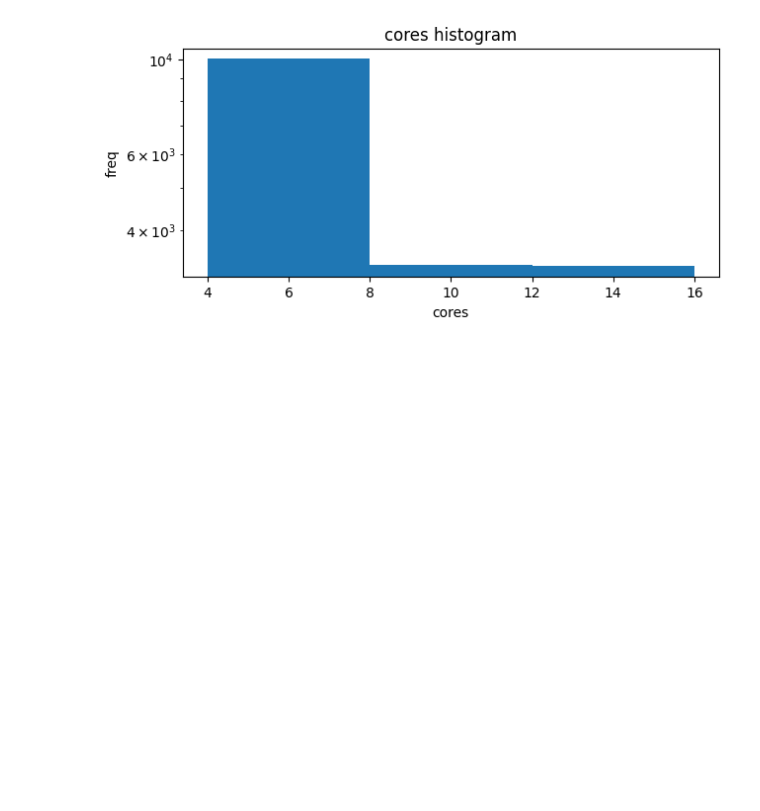
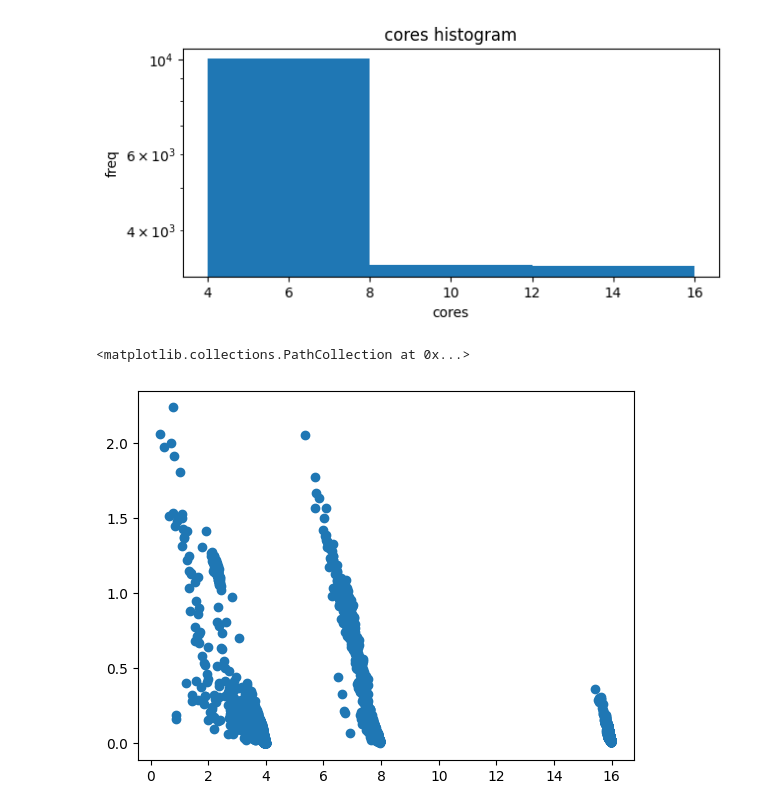
Before and after one commit to ModifiedBear/DSC-Datathon, a Jupyter notebook: cpu_histogram.ipynb, the cells around one changed output. Saved outputs shown, nothing was run; the diff lists cells and outputs as text; code cells hidden in the pictures; blank space fills up the shorter version.

```diff
--- a/cpu_histogram.ipynb
+++ b/cpu_histogram.ipynb
@@ -36,3 +39,10 @@ fig = plot_histogram(cpu_df.idle_pct, bns=150, logscale=True)
 fig = plot_histogram(cpu_df.cores, bns=3, logscale=True)# should be 3 bins
 # %% [output]
 [figure]
+# %%
+# cpu_df_sorted = cpu_df.sort_values(by="cores")
+# plt.scatter(cpu_df_sorted.cores, cpu_df_sorted.user_pct)
+plt.scatter(cpu_df.idle_pct, cpu_df.user_pct)
+# %% [output]
+<matplotlib.collections.PathCollection at 0x...>
+[figure, added]
```
Also changed, not shown: parts of 1 cell of this notebook, 1 other file.
